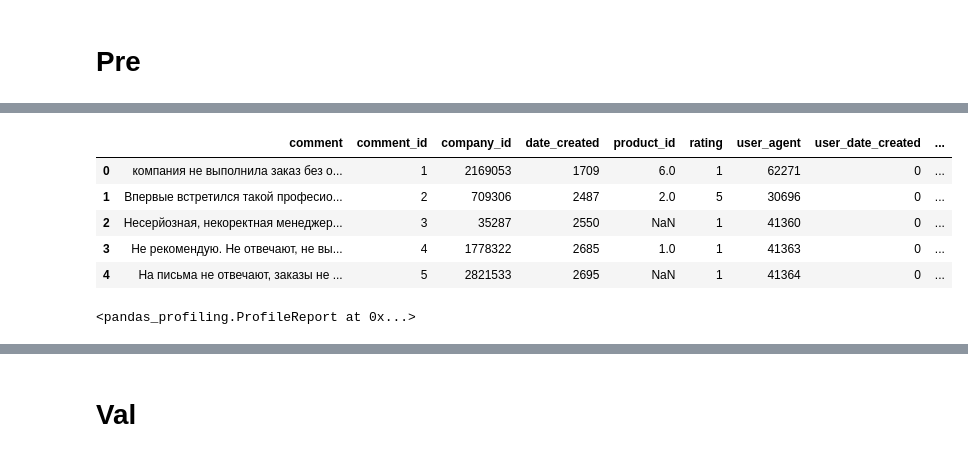
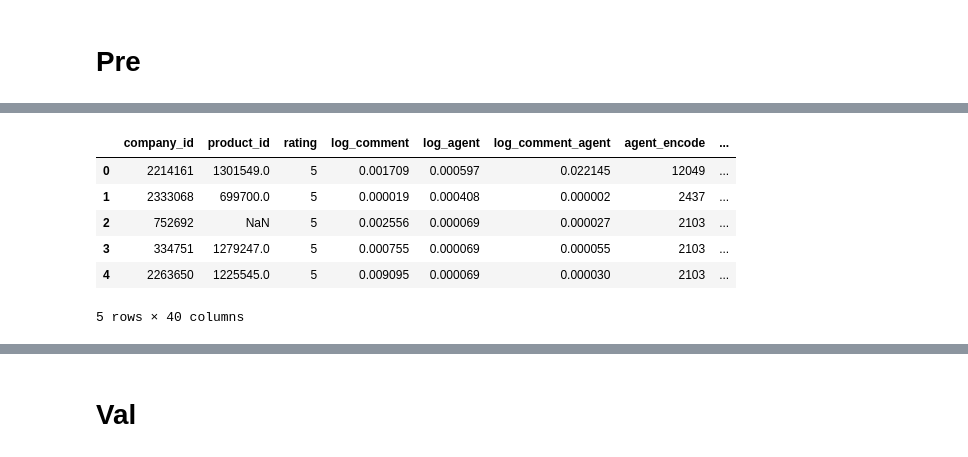
Before and after one commit to AfterPartyUDS/AI_Booster, a Jupyter notebook: Yakuben.ipynb, the cells around one changed output, grey strips where cells are left out. Cells and saved outputs as stored; diff of their text form; code cells hidden in the pictures.

```diff
--- a/Yakuben.ipynb
+++ b/Yakuben.ipynb
@@ -14,6 +14,3 @@ train = pd.read_csv('train.csv' , parse_dates= ['date_created', 'user_date_creat
 test = pd.read_csv('test.csv' ,parse_dates= ['date_created', 'user_date_created'] )
 # %% [markdown]
 # Pre
-# %%
-test.drop(columns = 'month_created' , inplace = True)
-train = train[list(test.columns) + ['is_fake']]
@@ -75,3 +31,14 @@ y = train['is_fake'].astype(int)
+# %%
+test_X = pd.DataFrame(index = test.index)
+test_X['company_id'] = test['company_id']
+test_X['product_id'] = test['product_id']
+test_X['rating'] = test['rating']
+test_X = pd.concat([test_X ,pd.read_csv('test_agent_and_comment.csv').drop(columns = "Unnamed: 0")]  , axis =1 )
+test_X = pd.concat([test_X ,pd.read_csv('ip_all_test.csv').drop(columns = "Unnamed: 0")]  , axis =1 )
+test_X = pd.concat([test_X ,pd.read_csv('comment_test.csv')]  , axis =1 )
+test_X = pd.concat([test_X ,pd.read_csv('company_test.csv').drop(columns = "Unnamed: 0")]  , axis =1 )
+test_X = pd.concat([test_X ,pd.read_csv('user_date_test.csv').drop(columns = "Unnamed: 0")]  , axis =1 )
+test_X = pd.concat([test_X ,pd.read_csv('time_test.csv').drop(columns = "Unnamed: 0")]  , axis =1 )
 # %%
 X.head()
 # %% [output]
@@ -84,13 +52,10 @@ X.head()
 # %%
-train.head()
+test_X.head()
 # %% [output]
-|  | comment | comment_id | company_id | date_created | product_id | rating | user_agent | user_date_created | ... |
-| 0 | компания не выполнила заказ без о... | 1 | 2169053 | 1709 | 6.0 | 1 | 62271 | 0 | ... |
-| 1 | Впервые встретился такой професио... | 2 | 709306 | 2487 | 2.0 | 5 | 30696 | 0 | ... |
-| 2 | Несерйозная, некоректная менеджер... | 3 | 35287 | 2550 | NaN | 1 | 41360 | 0 | ... |
-| 3 | Не рекомендую. Не отвечают, не вы... | 4 | 1778322 | 2685 | 1.0 | 1 | 41363 | 0 | ... |
-| 4 | На письма не отвечают, заказы не ... | 5 | 2821533 | 2695 | NaN | 1 | 41364 | 0 | ... |
+|  | company_id | product_id | rating | log_comment | log_agent | log_comment_agent | agent_encode | ... |
+| 0 | 2214161 | 1301549.0 | 5 | 0.001709 | 0.000597 | 0.022145 | 12049 | ... |
+| 1 | 2333068 | 699700.0 | 5 | 0.000019 | 0.000408 | 0.000002 | 2437 | ... |
+| 2 | 752692 | NaN | 5 | 0.002556 | 0.000069 | 0.000027 | 2103 | ... |
+| 3 | 334751 | 1279247.0 | 5 | 0.000755 | 0.000069 | 0.000055 | 2103 | ... |
+| 4 | 2263650 | 1225545.0 | 5 | 0.009095 | 0.000069 | 0.000030 | 2103 | ... |
+5 rows × 40 columns
-# %%
-pp.ProfileReport(train)
-# %% [output]
-<pandas_profiling.ProfileReport at 0x...>
```
Also changed, not shown: parts of 19 cells of this notebook.
